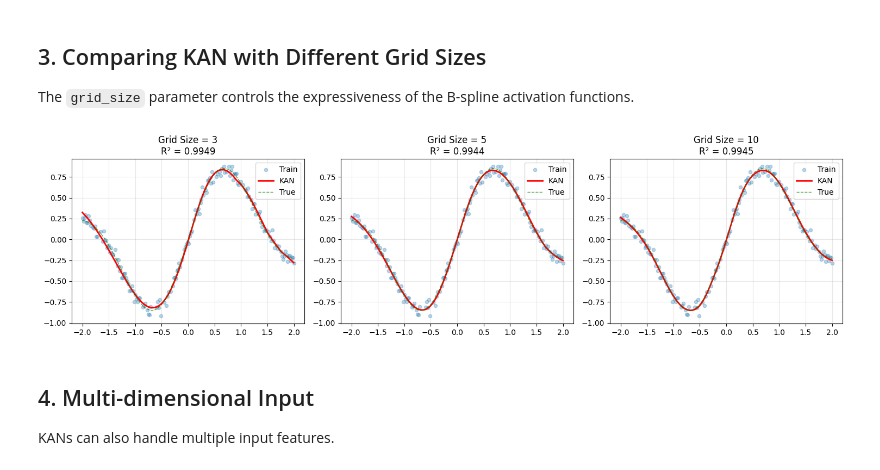
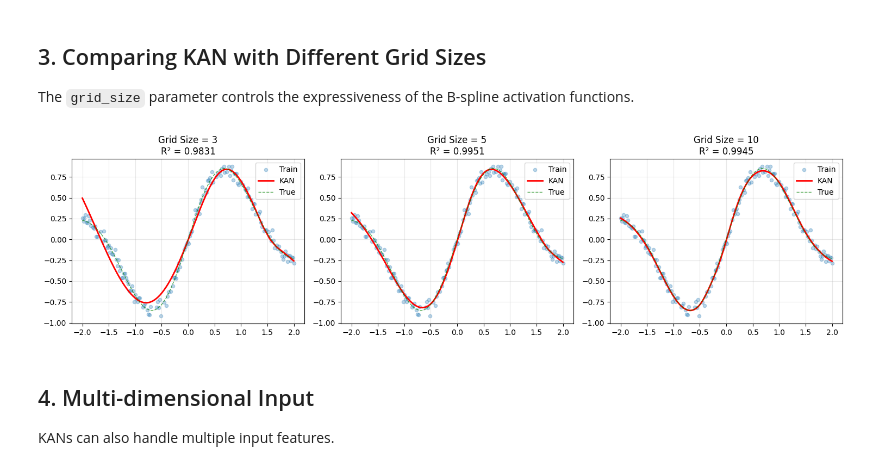
Before and after one commit to jkitchin/pycse, a Jupyter notebook: src/pycse/examples/KAN_Demo.ipynb, the cells around one changed output. Drawn from its saved outputs; the diff is of its cells as text; code cells hidden in the pictures.

```diff
--- a/src/pycse/examples/KAN_Demo.ipynb
+++ b/src/pycse/examples/KAN_Demo.ipynb
@@ -42,7 +42,7 @@ X_train, X_test, y_train, y_test = train_test_split(X, y, test_size=0.2, random_
 # Create and train KAN
 # layers=(1, 8, 1) means: 1 input, 8 hidden neurons, 1 output
 model = KAN(layers=(1, 8, 1), grid_size=8)
-model.fit(X_train, y_train, maxiter=500)
+model.fit(X_train, y_train, maxiter=200)
 
 # Report training results
 model.report()
@@ -150,35 +150,35 @@ The `grid_size` parameter controls the expressiveness of the B-spline activation
 np.random.seed(42)
 X = np.linspace(-2, 2, 200)[:, None]
 y_true = np.sin(2 * X.ravel()) * np.exp(-0.3 * X.ravel()**2)
 y = y_true + 0.05 * np.random.randn(200)
 
 X_train, X_test, y_train, y_test = train_test_split(X, y, test_size=0.2, random_state=42)
 
 # Test different grid sizes
 grid_sizes = [3, 5, 10]
 models = []
 
 fig, axes = plt.subplots(1, len(grid_sizes), figsize=(15, 4))
 
 for ax, grid_size in zip(axes, grid_sizes):
     model = KAN(layers=(1, 6, 1), grid_size=grid_size)
-    model.fit(X_train, y_train, maxiter=500)
+    model.fit(X_train, y_train, maxiter=200)
     models.append(model)
 
     y_pred = model.predict(X)
     score = model.score(X_test, y_test)
 
     ax.scatter(X_train, y_train, alpha=0.3, s=20, label='Train')
     ax.plot(X, y_pred, 'r-', linewidth=2, label='KAN')
     ax.plot(X, y_true, 'g--', linewidth=1, alpha=0.7, label='True')
     ax.set_title(f'Grid Size = {grid_size}\nR² = {score:.4f}')
     ax.legend()
     ax.grid(True, alpha=0.3)
 
 plt.tight_layout()
 plt.show()
 # %% [output]
-[figure, old version]
+[figure, new version]
 # %% [markdown]
 ## 4. Multi-dimensional Input
 
```
Also changed, not shown: parts of 10 cells of this notebook.
